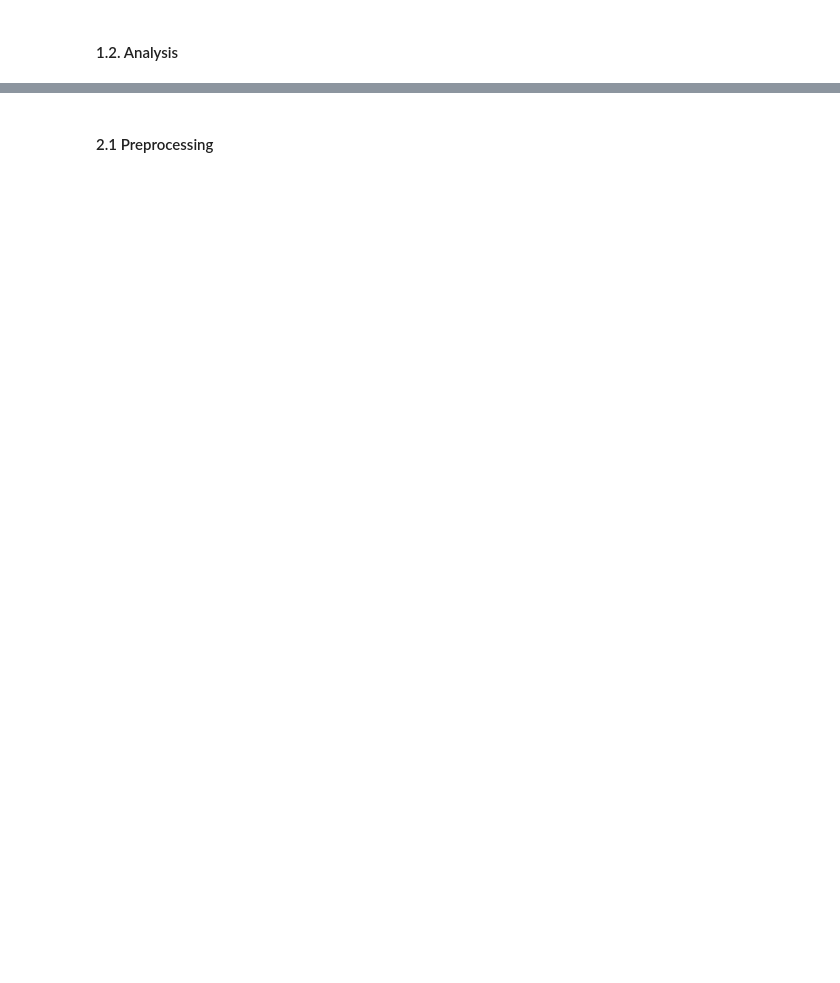
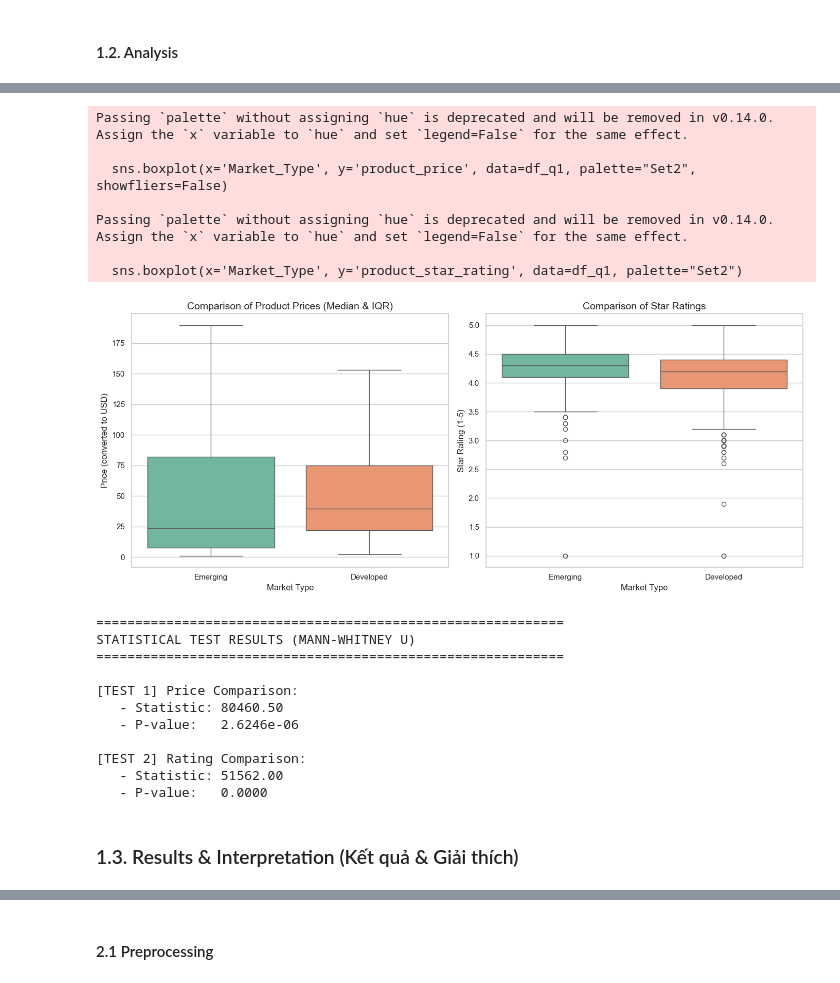
Before and after one commit to TANVANHCMUS2005/LTKHDL_Final_Project, a Jupyter notebook: Final_project.ipynb, the cells around one changed output, grey strips where cells are left out. Saved outputs shown, nothing was run; the diff lists cells and outputs as text; code cells hidden in the pictures; blank space fills up the shorter version.

```diff
--- a/Final_project.ipynb
+++ b/Final_project.ipynb
@@ -911 +877,63 @@ KẾT QUẢ KIỂM ĐỊNH THỐNG KÊ (MANN-WHITNEY U TEST)
+# %%
+from scipy.stats import mannwhitneyu
+
+sns.set(style="whitegrid")
+plt.figure(figsize=(14, 6))
+
+plt.subplot(1, 2, 1)
+sns.boxplot(x='Market_Type', y='product_price', data=df_q1, palette="Set2", showfliers=False)
+
+plt.title('Comparison of Product Prices (Median & IQR)', fontsize=14)
+plt.ylabel('Price (converted to USD)', fontsize=12)
+plt.xlabel('Market Type', fontsize=12)
+
+plt.subplot(1, 2, 2)
+sns.boxplot(x='Market_Type', y='product_star_rating', data=df_q1, palette="Set2")
+plt.title('Comparison of Star Ratings', fontsize=14)
+plt.ylabel('Star Rating (1-5)', fontsize=12)
+plt.xlabel('Market Type', fontsize=12)
+
+plt.tight_layout()
+plt.show()
+
+print("\n" + "="*60)
+print("STATISTICAL TEST RESULTS (MANN-WHITNEY U)")
+print("="*60)
+
+group_dev = df_q1[df_q1['Market_Type'] == 'Developed']
+group_eme = df_q1[df_q1['Market_Type'] == 'Emerging']
+
+stat_price, p_price = mannwhitneyu(group_dev['product_price'], group_eme['product_price'], alternative='two-sided')
+
+print(f"\n[TEST 1] Price Comparison:")
+print(f"   - Statistic: {stat_price:.2f}")
+print(f"   - P-value:   {p_price:.4e}")
+
+stat_rating, p_rating = mannwhitneyu(group_dev['product_star_rating'], group_eme['product_star_rating'], alternative='two-sided')
+
+print(f"\n[TEST 2] Rating Comparison:")
+print(f"   - Statistic: {stat_rating:.2f}")
+print(f"   - P-value:   {p_rating:.4f}")
+# %% [output]
+Passing `palette` without assigning `hue` is deprecated and will be removed in v0.14.0. Assign the `x` variable to `hue` and set `legend=False` for the same effect.
+
+  sns.boxplot(x='Market_Type', y='product_price', data=df_q1, palette="Set2", showfliers=False)
+
+Passing `palette` without assigning `hue` is deprecated and will be removed in v0.14.0. Assign the `x` variable to `hue` and set `legend=False` for the same effect.
+
+  sns.boxplot(x='Market_Type', y='product_star_rating', data=df_q1, palette="Set2")
+[figure, added]
+============================================================
+STATISTICAL TEST RESULTS (MANN-WHITNEY U)
+============================================================
+
+[TEST 1] Price Comparison:
+   - Statistic: 80460.50
+   - P-value:   2.6246e-06
+
+[TEST 2] Rating Comparison:
+   - Statistic: 51562.00
+   - P-value:   0.0000
+# %% [markdown]
+### 1.3. Results & Interpretation (Kết quả & Giải thích)
 # %% [markdown]
```
Also changed, not shown: parts of 19 cells of this notebook.
